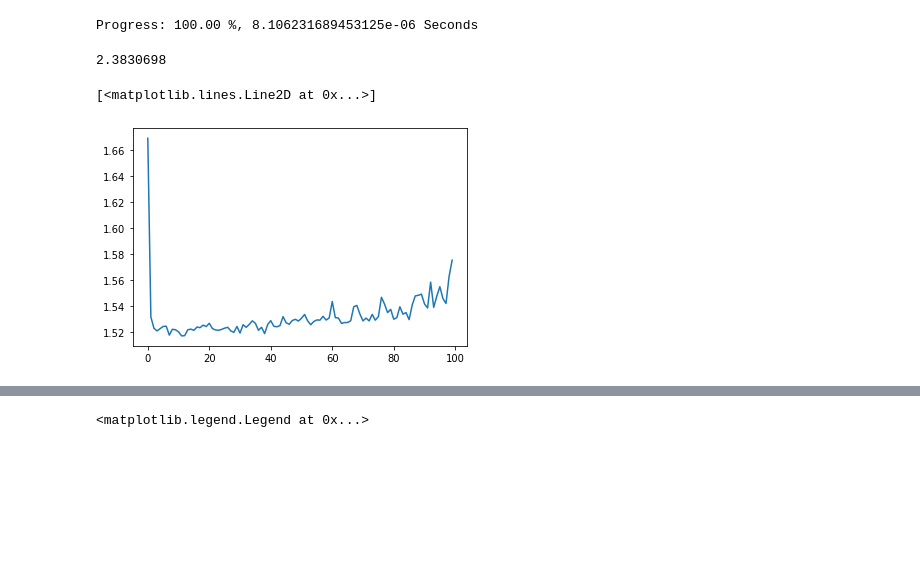
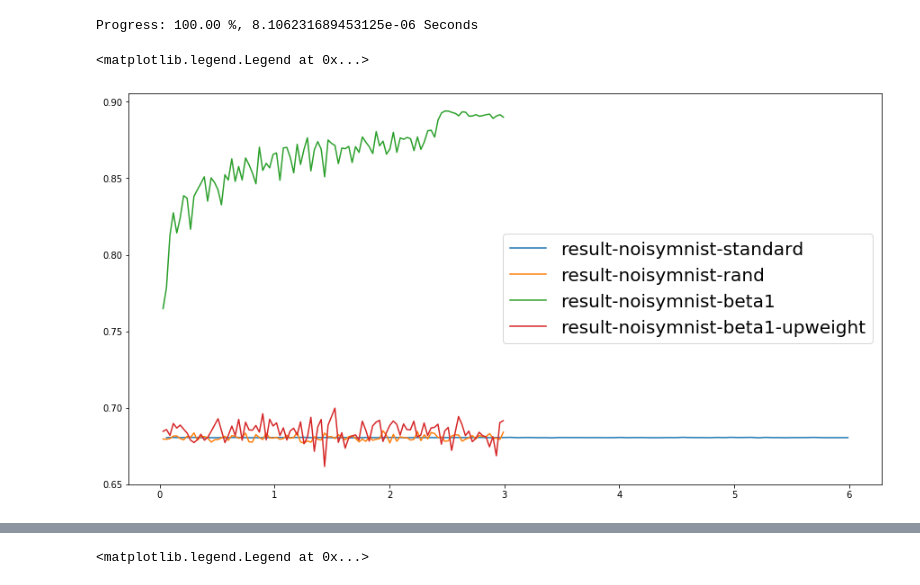
Before and after one commit to TengHu/TrainingDynamics, a Jupyter notebook: notebooks/SB.ipynb, the cells around one changed output, grey strips where cells are left out. Drawn from its saved outputs; the diff is of its cells as text; code cells hidden in the pictures; blank space fills up the shorter version.

```diff
--- a/notebooks/SB.ipynb
+++ b/notebooks/SB.ipynb
@@ -133,4 +132,0 @@ total = list(merge(results["result-noisymnist-beta1-upweight"]['train'][0]))
-# %%
-([k[1] for k in results["result-noisymnist-beta1-upweight"]['train'][0]['examples'][0][30]] / results["result-noisymnist-beta1-upweight"]['train'][0]['multipliers'][0][30]).mean()
-# %% [output]
-2.3830698
@@ -139,9 +133,19 @@ buf = [[[example for example in iteration if example[0] in noise] for iteration
-# %%
-plt.plot([np.mean([np.mean([example[-1] for example in iteration if example[0] in noise]) for iteration in epoch])
-          for epoch in total])
-# %% [output]
-[<matplotlib.lines.Line2D at 0x...>]
-[figure, removed]
+# %%
+
+fig, ax = plt.subplots(figsize=(15, 8))
+for dname in directories:
+    num_backprops = np.cumsum(results[dname]['train'][0]['epoch_backprops'])
+    total = list(merge(results[dname]['train'][0]))
+
+    to_plot = [[np.sum([example[2] for example in iteration if example[0] in noise]) / np.sum([example[2] for example in iteration])
+        for iteration in epoch] for epoch in total]
+
+    plt.plot(num_backprops / 1e+6, [np.mean(s) for s in to_plot])
+
+plt.legend(directories,  fontsize=20)
+# %% [output]
+<matplotlib.legend.Legend at 0x...>
+[figure, added]
 # %%
 #results[dname]['train'][0]['examples'][0][1]
 #results["result-beta1-loss"]['train'][0]['correct_pred']
```
Also changed, not shown: parts of 6 cells of this notebook.
